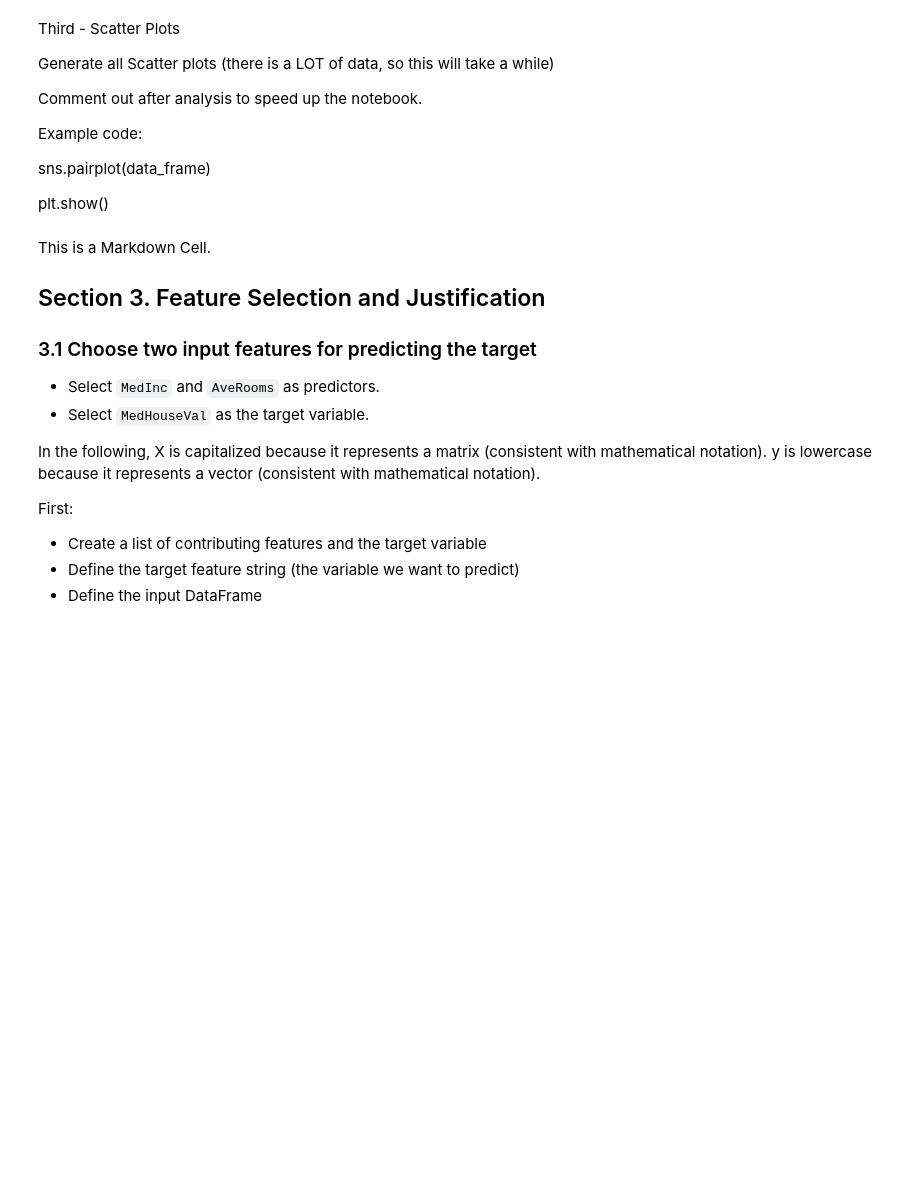
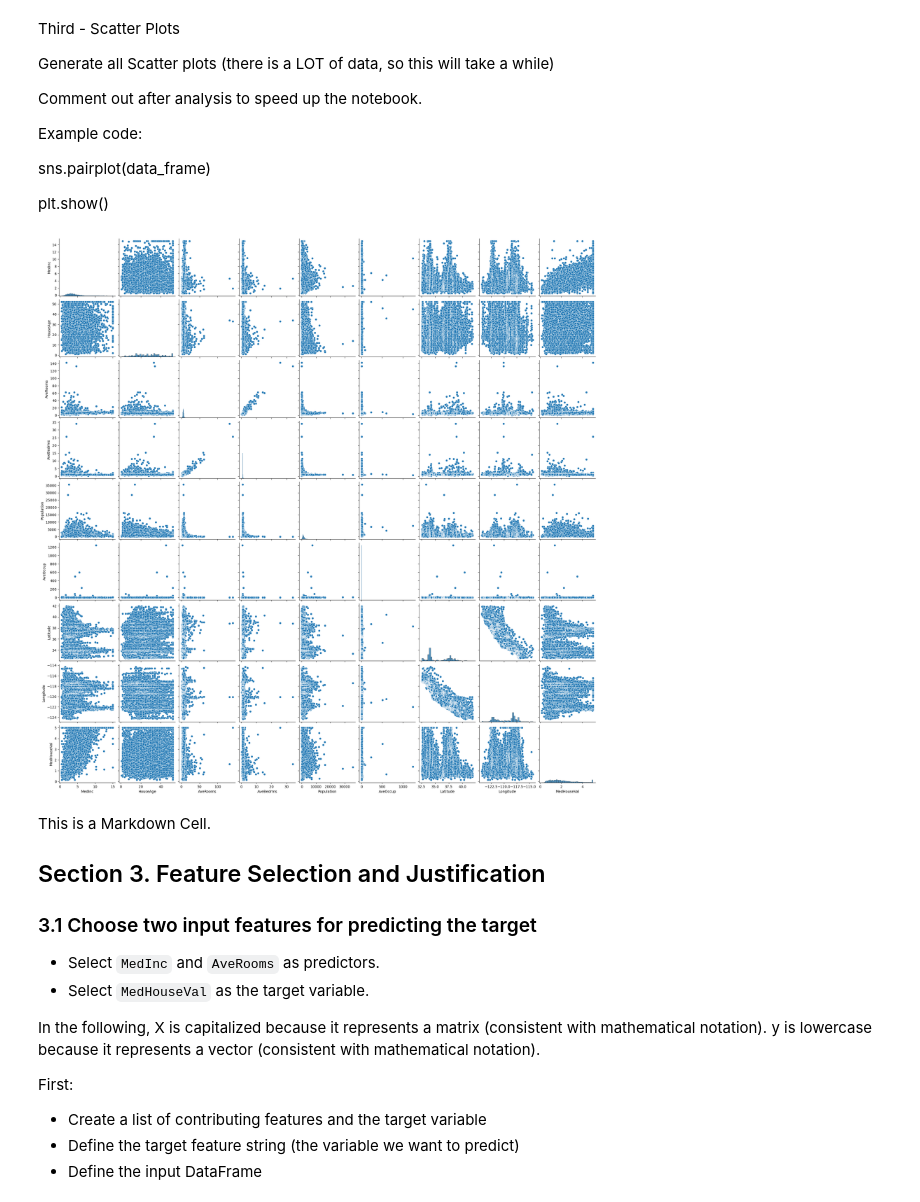
Before and after one commit to wkarto/applied-ml-karto, a Jupyter notebook: notebooks/project01/ml01.ipynb, the cells around one changed output. Drawn from its saved outputs; the diff is of its cells as text; code cells hidden in the pictures; blank space fills up the shorter version.

```diff
--- a/notebooks/project01/ml01.ipynb
+++ b/notebooks/project01/ml01.ipynb
@@ -162,8 +213,11 @@ sns.pairplot(data_frame)
 
 plt.show()
 # %%
-# This is a Python cell.
-# Put your comments and code here.
+sns.pairplot(data_frame)
+
+plt.show()
+# %% [output]
+[figure, added]
 # %% [markdown]
 This is a Markdown Cell.
 
```
Also changed, not shown: parts of 12 cells of this notebook.
